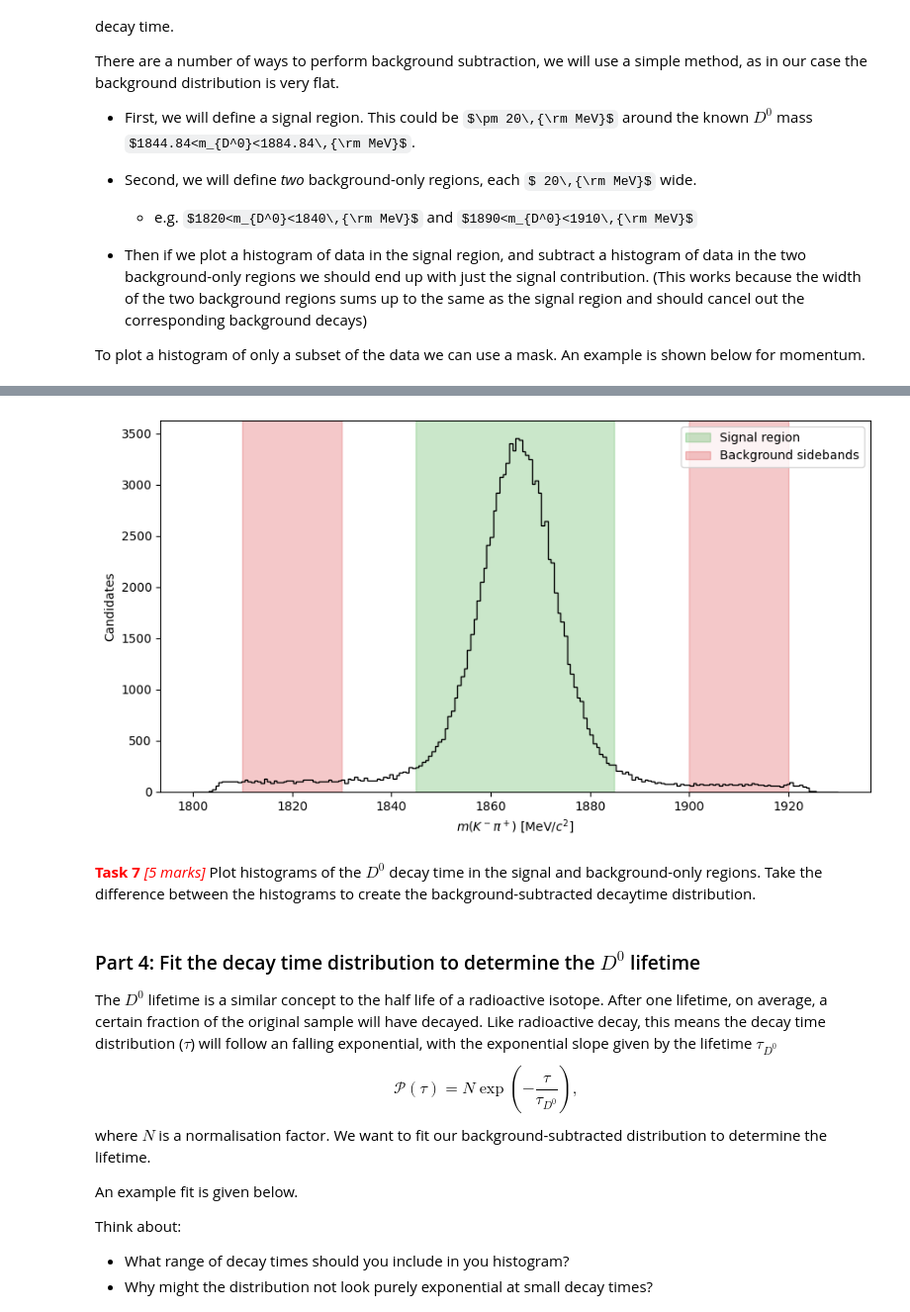
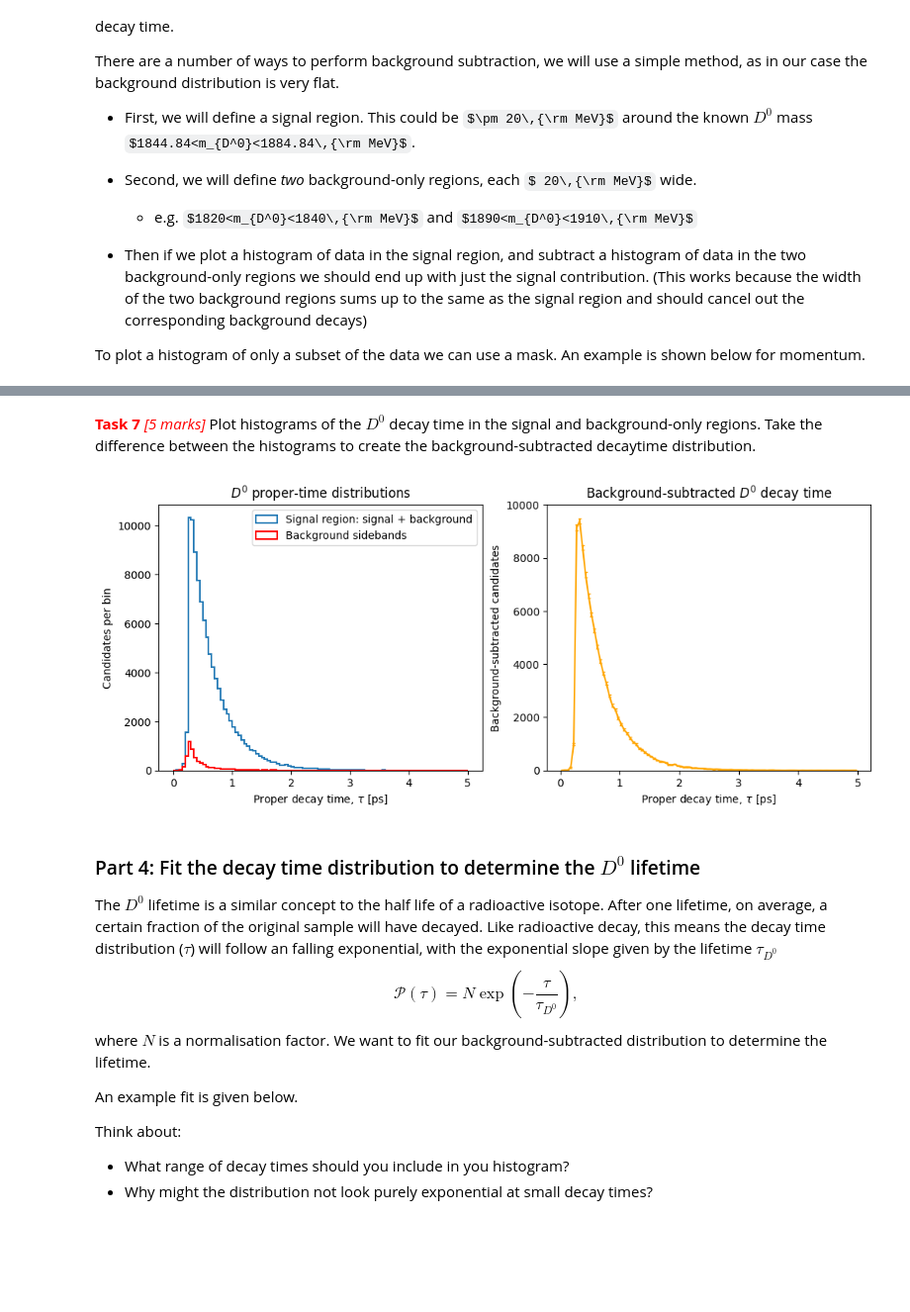
Before and after one commit to kaiheuheu/monashspa, a Jupyter notebook: monashspa/PHS3302/d0_lifetime/d0_lifetime.ipynb, the cells around one changed output, grey strips where cells are left out. Shown at 99% size. Drawn from its saved outputs; the diff is of its cells as text; code cells hidden in the pictures; some formulas as TeX source; blank space fills up the shorter version.

```diff
--- a/monashspa/PHS3302/d0_lifetime/d0_lifetime.ipynb
+++ b/monashspa/PHS3302/d0_lifetime/d0_lifetime.ipynb
@@ -389,30 +314,61 @@ plt.show()
-# %%
-plt.figure(figsize=(9, 5))
-
-plt.hist(D0_M, bins=200, range=(1800, 1930), histtype="step", color="black")
-
-plt.axvspan(1844.84, 1884.84, alpha=0.25, color="tab:green",
-            label="Signal region")
-
-plt.axvspan(1810, 1830, alpha=0.25, color="tab:red",
-            label="Background sidebands")
-
-plt.axvspan(1900, 1920, alpha=0.25, color="tab:red")
-
-plt.xlabel(r'$m(K^-\pi^+)$ [MeV/$c^2$]')
-plt.ylabel('Candidates')
-plt.legend()
-plt.tight_layout()
-plt.show()
-# %% [output]
-[figure, removed]
 # %% [markdown]
 
 <span style="color:red">**Task 7** *[5 marks]*</span> Plot histograms of the $D^0$ decay time in the signal and background-only regions. Take the difference between the histograms to create the background-subtracted decaytime distribution.
 # %%
-## Define signal and background masks
+## Plot total, background and background-subtracted tau distributions
+fig, ax = plt.subplots(1, 2, figsize=(12, 4.5))
 
-## Plot total, background and background-subtracted tau distributions
+# Keep these identical for both histograms
+tau_bins = 100
+tau_range = (0, 5)
+
+# Left panel: signal-region candidates and sideband-background candidates
+hist_sig = ax[0].hist(
+    D0_tau[signal_mask],
+    bins=tau_bins,
+    range=tau_range,
+    histtype="step",
+    linewidth=1.5,
+    color="tab:blue",
+    label="Signal region: signal + background"
+)
+
+hist_bkg = ax[0].hist(
+    D0_tau[background_mask],
+    bins=tau_bins,
+    range=tau_range,
+    histtype="step",
+    linewidth=1.5,
+    color="red",
+    label="Background sidebands"
+)
+
+ax[0].set_xlabel(r'Proper decay time, $\tau$ [ps]')
+ax[0].set_ylabel('Candidates per bin')
+ax[0].set_title(r'$D^0$ proper-time distributions')
+ax[0].legend()
+
+# Right panel: bin-by-bin sideband subtraction
+difference, error, bin_centers = subtractHistograms(hist_sig, hist_bkg)
+
+ax[1].errorbar(
+    bin_centers,
+    difference,
+    yerr=error,
+    fmt="-",
+    markersize=3,
+    capsize=1.5,
+    color="orange"
+)
+
+ax[1].set_ylim(0, 10000)
+ax[1].set_xlabel(r'Proper decay time, $\tau$ [ps]')
+ax[1].set_ylabel('Background-subtracted candidates')
+ax[1].set_title(r'Background-subtracted $D^0$ decay time')
+
+plt.show()
+# %% [output]
+[figure, added]
 # %% [markdown]
 ### Part 4: Fit the decay time distribution to determine the $D^0$ lifetime
 
```
Also changed, not shown: parts of 4 cells of this notebook, 1 other file.
